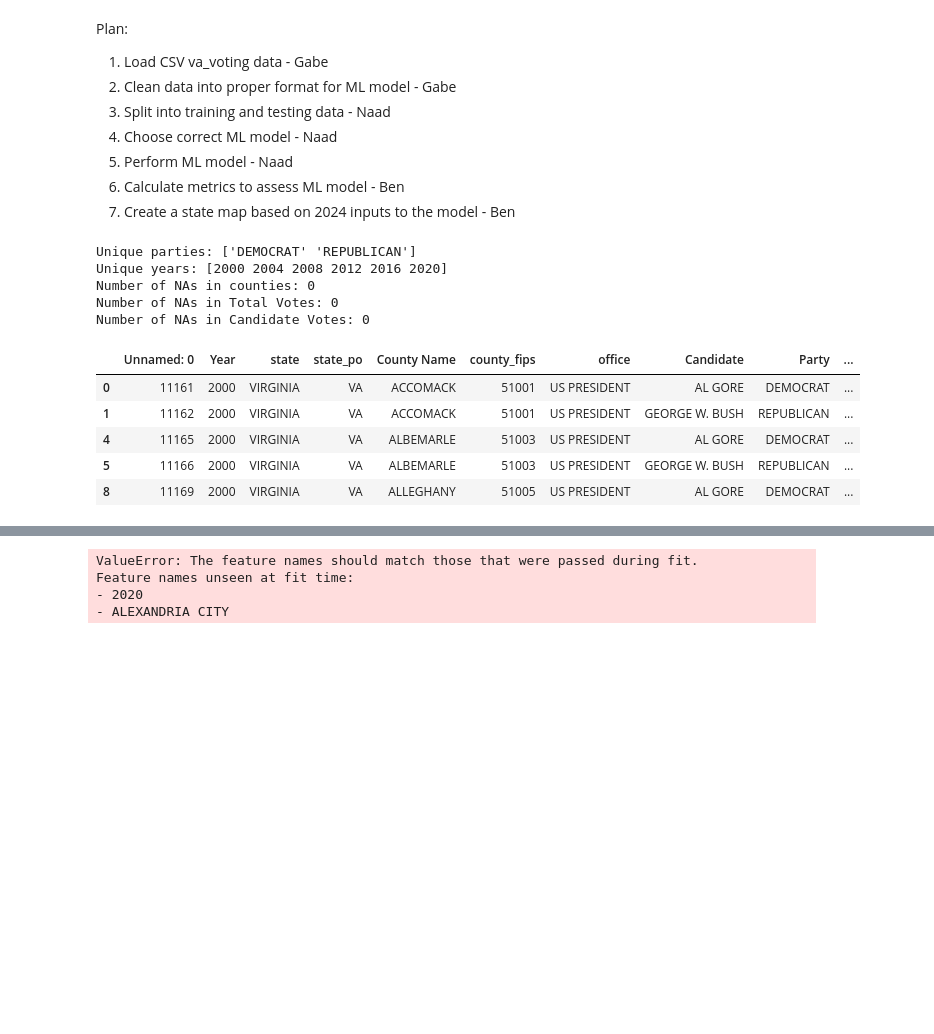
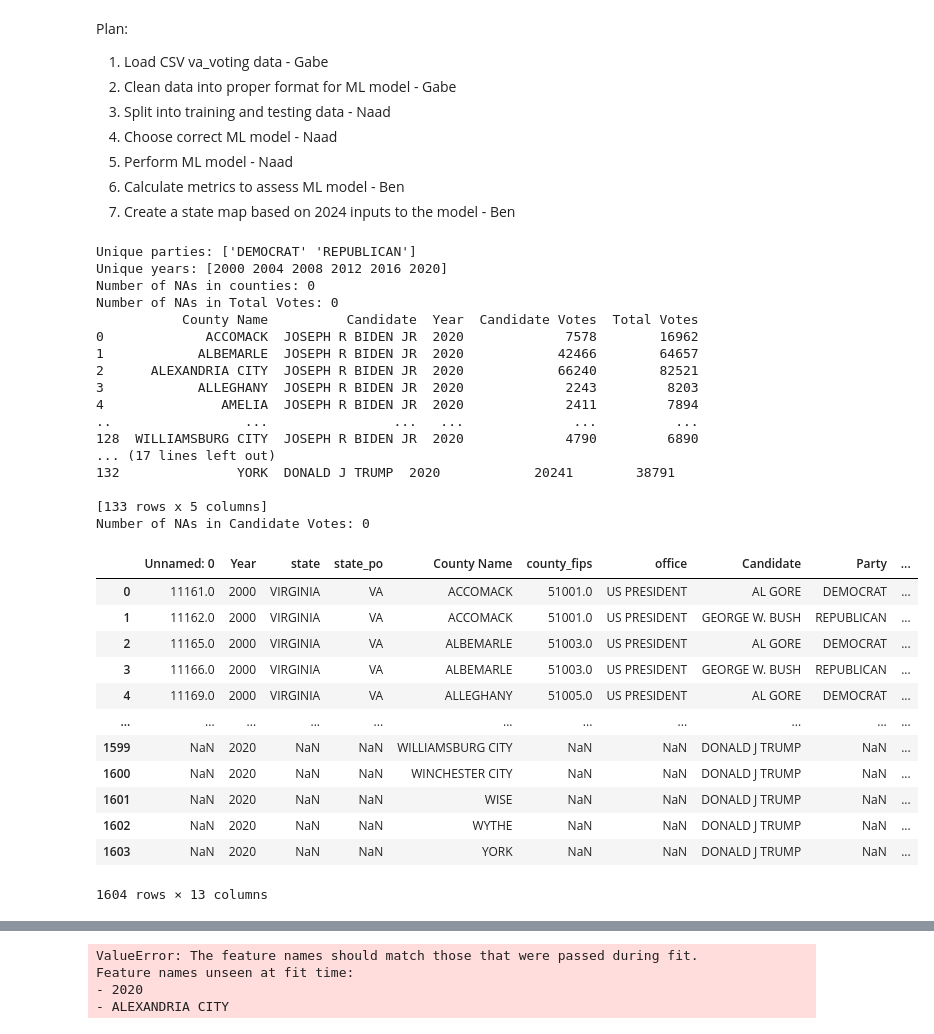
Before and after one commit to gaboojie/project_voting, a Jupyter notebook: code.ipynb, the cells around one changed output, grey strips where cells are left out. Drawn from its saved outputs; the diff is of its cells as text; code cells hidden in the pictures; blank space fills up the shorter version.

```diff
--- a/code.ipynb
+++ b/code.ipynb
@@ -39,43 +39,72 @@ df_index = df[ (df['Party'] != 'REPUBLICAN') & (df['Party'] != 'DEMOCRAT') ].ind
 df = df.drop(df_index)
 print("Unique parties:", df['Party'].unique())
 
 # Clean Year: Already looks good
 print("Unique years:", df['Year'].unique())
 
 # Clean County name: Already looks good
 #print("Unique counties:", df['County Name'].unique())
 print('Number of NAs in counties:', df['County Name'].isna().sum())
 
 # Clean total votes: Drop any total where votes are less than 1 (there were two outliers for 2016 in Bedford with a vote count of 0)
 df_index = df[df['Total Votes'] <= 0].index
 df = df.drop(df_index)
 print("Number of NAs in Total Votes:", df['Total Votes'].isna().sum())
 #print(df['Total Votes'].unique())
 
-# Merge 2020 absentee, election day, and provisional votes to one total candidate vote
-#df = df[(df['Candidate'] == 'JOSEPH R BIDEN JR') & (df['Year'] == 2020)].groupby(['Candidate', 'Year']).sum().reset_index()
-#joe_biden_entries = df[df['Candidate'] == 'JOSEPH R BIDEN JR']
-#joe_biden_entries.head()
+# Merge 2020 absentee, election day, and provisional votes to one candidate vote
+county_total_votes = df[['County Name', 'Candidate', 'Year', 'Total Votes']].drop_duplicates()
+
+biden_entries = df[(df['Candidate'] == 'JOSEPH R BIDEN JR') & (df['Year'] == 2020)].groupby(['County Name', 'Candidate', 'Year']).agg({'Candidate Votes': 'sum'}).reset_index()
+biden_entries = pd.merge(biden_entries, county_total_votes, on=['County Name', 'Candidate', 'Year'], how='left')
+df = df[df['Candidate'] != 'JOSEPH R BIDEN JR']
+df = pd.concat([df, biden_entries], ignore_index=True)
+print(biden_entries)
+
+trump_entries = df[(df['Candidate'] == 'DONALD J TRUMP') & (df['Year'] == 2020)].groupby(['County Name', 'Candidate', 'Year']).agg({'Candidate Votes': 'sum'}).reset_index()
+trump_entries = pd.merge(trump_entries, county_total_votes, on=['County Name', 'Candidate', 'Year'], how='left')
+df = df[df['Candidate'] != 'DONALD J TRUMP']
+df = pd.concat([df, trump_entries], ignore_index=True)
+print(trump_entries)
 
 # Clean candidate votes: Drop any total where votes are less than 1 (there were two outliers for 2016 in Bedford with a vote count of 0)
 df_index = df[df['Candidate Votes'] <= 0].index
 df = df.drop(df_index)
 print("Number of NAs in Candidate Votes:", df['Total Votes'].isna().sum())
 #print(df['Candidate Votes'].unique())
 
-df.head()
+display(df)
 # %% [output]
 Unique parties: ['DEMOCRAT' 'REPUBLICAN']
 Unique years: [2000 2004 2008 2012 2016 2020]
 Number of NAs in counties: 0
 Number of NAs in Total Votes: 0
+           County Name          Candidate  Year  Candidate Votes  Total Votes
+0             ACCOMACK  JOSEPH R BIDEN JR  2020             7578        16962
+1            ALBEMARLE  JOSEPH R BIDEN JR  2020            42466        64657
+2      ALEXANDRIA CITY  JOSEPH R BIDEN JR  2020            66240        82521
+3            ALLEGHANY  JOSEPH R BIDEN JR  2020             2243         8203
+4               AMELIA  JOSEPH R BIDEN JR  2020             2411         7894
+..                 ...                ...   ...              ...          ...
+128  WILLIAMSBURG CITY  JOSEPH R BIDEN JR  2020             4790         6890
+... (17 lines left out)
+132               YORK  DONALD J TRUMP  2020            20241        38791
+
+[133 rows x 5 columns]
 Number of NAs in Candidate Votes: 0
 |  | Unnamed: 0 | Year | state | state_po | County Name | county_fips | office | Candidate | Party | ... |
-| 0 | 11161 | 2000 | VIRGINIA | VA | ACCOMACK | 51001 | US PRESIDENT | AL GORE | DEMOCRAT | ... |
-| 1 | 11162 | 2000 | VIRGINIA | VA | ACCOMACK | 51001 | US PRESIDENT | GEORGE W. BUSH | REPUBLICAN | ... |
-| 4 | 11165 | 2000 | VIRGINIA | VA | ALBEMARLE | 51003 | US PRESIDENT | AL GORE | DEMOCRAT | ... |
-| 5 | 11166 | 2000 | VIRGINIA | VA | ALBEMARLE | 51003 | US PRESIDENT | GEORGE W. BUSH | REPUBLICAN | ... |
-| 8 | 11169 | 2000 | VIRGINIA | VA | ALLEGHANY | 51005 | US PRESIDENT | AL GORE | DEMOCRAT | ... |
+| 0 | 11161.0 | 2000 | VIRGINIA | VA | ACCOMACK | 51001.0 | US PRESIDENT | AL GORE | DEMOCRAT | ... |
+| 1 | 11162.0 | 2000 | VIRGINIA | VA | ACCOMACK | 51001.0 | US PRESIDENT | GEORGE W. BUSH | REPUBLICAN | ... |
+| 2 | 11165.0 | 2000 | VIRGINIA | VA | ALBEMARLE | 51003.0 | US PRESIDENT | AL GORE | DEMOCRAT | ... |
+| 3 | 11166.0 | 2000 | VIRGINIA | VA | ALBEMARLE | 51003.0 | US PRESIDENT | GEORGE W. BUSH | REPUBLICAN | ... |
+| 4 | 11169.0 | 2000 | VIRGINIA | VA | ALLEGHANY | 51005.0 | US PRESIDENT | AL GORE | DEMOCRAT | ... |
+| ... | ... | ... | ... | ... | ... | ... | ... | ... | ... | ... |
+| 1599 | NaN | 2020 | NaN | NaN | WILLIAMSBURG CITY | NaN | NaN | DONALD J TRUMP | NaN | ... |
+| 1600 | NaN | 2020 | NaN | NaN | WINCHESTER CITY | NaN | NaN | DONALD J TRUMP | NaN | ... |
+| 1601 | NaN | 2020 | NaN | NaN | WISE | NaN | NaN | DONALD J TRUMP | NaN | ... |
+| 1602 | NaN | 2020 | NaN | NaN | WYTHE | NaN | NaN | DONALD J TRUMP | NaN | ... |
+| 1603 | NaN | 2020 | NaN | NaN | YORK | NaN | NaN | DONALD J TRUMP | NaN | ... |
+1604 rows × 13 columns
 # %%
 import pandas as pd
 from sklearn.model_selection import train_test_split
```
Also changed, not shown: parts of 2 cells of this notebook.
